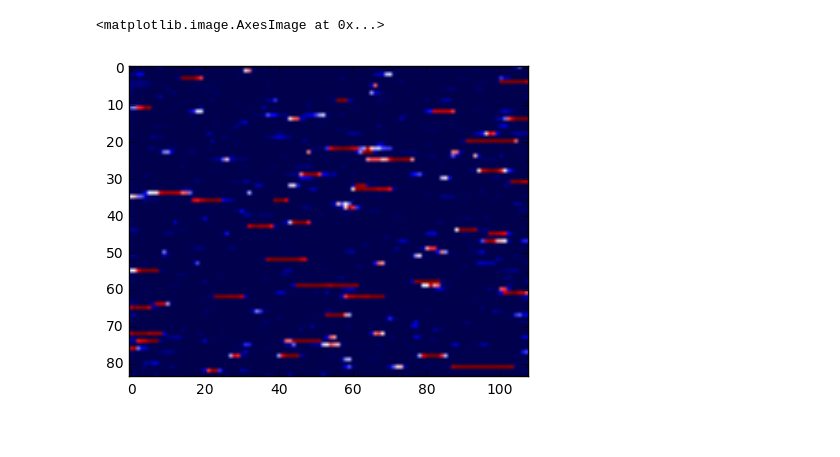
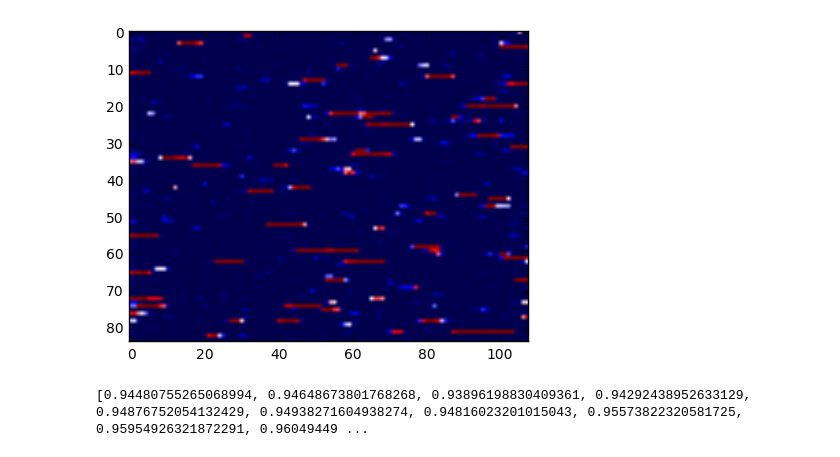
Before and after one commit to xiyanghu/STA663_FinalProject_GCHMM, a Jupyter notebook: Packages/Gibbs/example.ipynb, the cells around one changed output. Saved outputs shown, nothing was run; the diff lists cells and outputs as text; code cells hidden in the pictures.

```diff
--- a/Packages/Gibbs/example.ipynb
+++ b/Packages/Gibbs/example.ipynb
@@ -16,17 +16,33 @@ import pstats
 Y = scipy.io.loadmat('Y.mat')['Y']
 X = scipy.io.loadmat('X.mat')['X']
 G = scipy.io.loadmat('G.mat')['G']
-
-missing_rate = 0.2
-mask = stats.bernoulli.rvs(missing_rate, size = Y.shape)
-Ymask = Y * mask
-Ytrue = Y * (1 - mask)
-ans = Gibbs.Gibbs_GCHMM(G, Ytrue, mask, T = 500)
-# %% [output]
-<matplotlib.image.AxesImage at 0x...>
+# %%
+missing_rate = 0
+mask = stats.bernoulli.rvs(missing_rate, size = Y.shape)
+Ymask = Y * mask
+Ytrue = Y * (1 - mask)
+ans = Gibbs.Gibbs_GCHMM(G, Ytrue, mask, T = 500)
+plt.imshow(ans[0], cmap='seismic')
+plt.savefig("missing0.png", dpi = 300, bbox_inches ="tight")
+plt.show()
+# %% [output]
+[figure, added]
 # %%
-plt.imshow(ans[0], cmap='seismic')
-plt.savefig("missing02.png", dpi = 300, bbox_inches ="tight")
-plt.show()
+plt.imshow(X, cmap='seismic')
+plt.savefig("true.png", dpi = 300, bbox_inches ="tight")
-# %% [output]
-[figure, removed]
+# %%
+# compute missing rate for
+mis_err = []
+for missing_rate in np.arange(0.1, 0.9, 0.05):
+    #mask = stats.bernoulli.rvs(missing_rate, size = Y.shape)
+    mask = np.repeat(np.expand_dims(stats.bernoulli.rvs(missing_rate, size = (Y.shape[0], Y.shape[2])), axis = 1), Y.shape[1], axis = 1)
+    Ymask = Y * mask
+    Ytrue = Y * (1 - mask)
+    ans = Gibbs.Gibbs_GCHMM(G, Ytrue, mask, T = 500,
+                      prior={'ap':2, 'bp':5, 'aa':2, 'ba':5, 'ab':2, 'bb':5, 'ar':2, 'br':5,
+                             'a1':5, 'b1':2, 'a0':2, 'b0':5})
+    Ypred = ans[1]>0.5
+    mis_err.append(np.sum((Ypred == 0) * (Ymask == 1))/np.sum(Ymask == 1))
+print(mis_err)
+# %% [output]
+[0.94480755265068994, 0.94648673801768268, 0.93896198830409361, 0.94292438952633129, 0.94876752054132429, 0.94938271604938274, 0.94816023201015043, 0.95573822320581725, 0.95954926321872291, 0.96049449 ...
```
Also changed, not shown: parts of 6 cells of this notebook, 7 other files.
